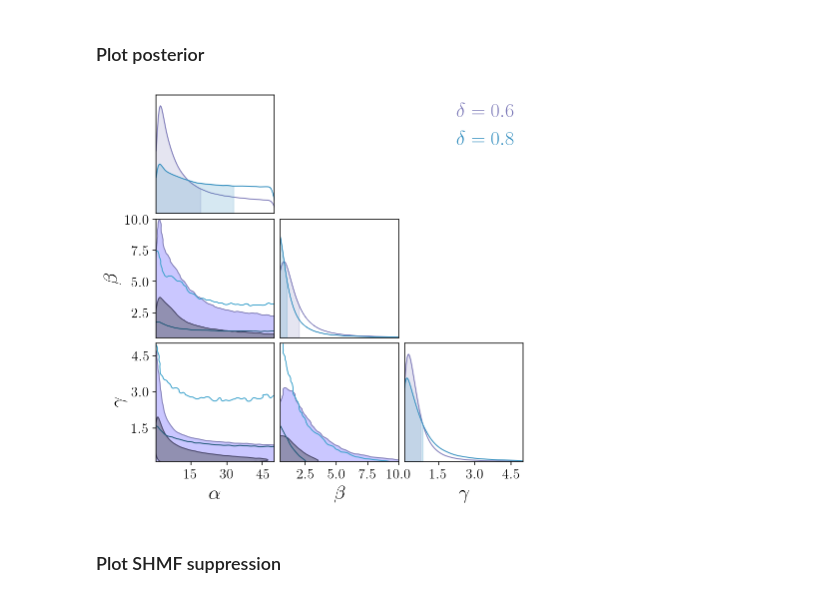
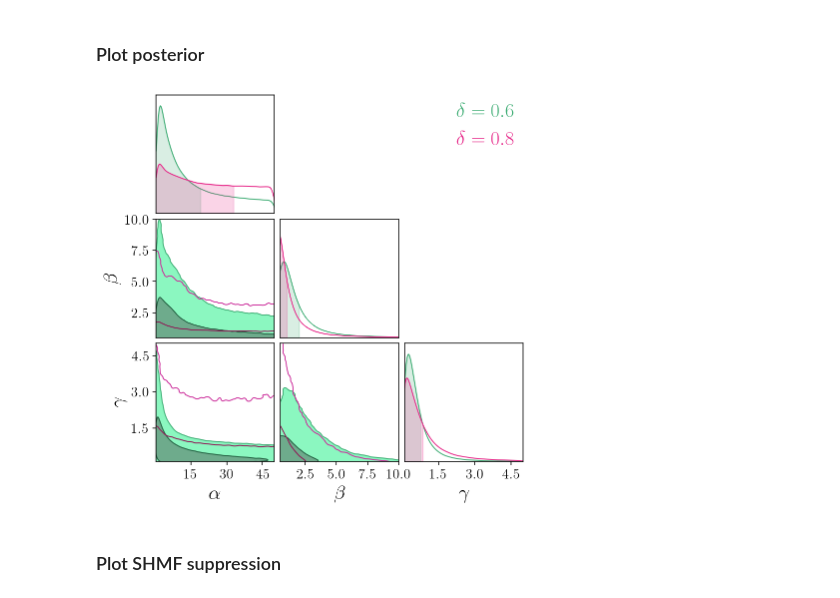
Before and after one commit to eonadler/COZMIC, a Jupyter notebook: COZMIC II/delta_06_08.ipynb, the cells around one changed output. Cells and saved outputs as stored; diff of their text form; code cells hidden in the pictures.

```diff
--- a/COZMIC II/delta_06_08.ipynb
+++ b/COZMIC II/delta_06_08.ipynb
@@ -53,22 +54,24 @@ def f_fncdm(Mpeak,Mhm,alpha,beta,gamma,delta):
 # %% [markdown]
 ### Plot posterior
 # %%
-#Load these from Zenodo distribution: https://doi.org/10.5281/zenodo.14663119
+shutil.unpack_archive('df_wdm_0.6.txt.zip', './')
+shutil.unpack_archive('df_wdm_0.8.txt.zip', './')
+
 samples_06 = np.loadtxt('df_wdm_0.6.txt')
 samples_08 = np.loadtxt('df_wdm_0.8.txt')
 
 ###
 
 c = ChainConsumer()
 c.add_chain(samples_06, parameters=[r"$\alpha$",r"$\beta$",r"$\gamma$"],name=r"$\delta=0.6$")
 
 c.add_chain(samples_08, parameters=[r"$\alpha$",r"$\beta$",r"$\gamma$"],name=r"$\delta=0.8$")
-c.configure(colors=["#807dba","#3690c0"], shade=[True,False], bar_shade=True,spacing=1.0,
+c.configure(colors=["#41ae76","#e7298a"], shade=[True,False], bar_shade=True,spacing=1.0,
                 diagonal_tick_labels=False, tick_font_size=14, label_font_size=20, sigma2d=False,max_ticks=4,
                 summary=[False,True],kde=False)
 fig = c.plotter.plot(figsize=(6,6), extents=[[0.5,50],[0.5,10],[0.1,5]],display=True)
 # %% [output]
-[figure, old version]
+[figure, new version]
 # %% [markdown]
 ### Plot SHMF suppression
 # %%
```
Also changed, not shown: parts of 2 cells of this notebook, 8 other files.
